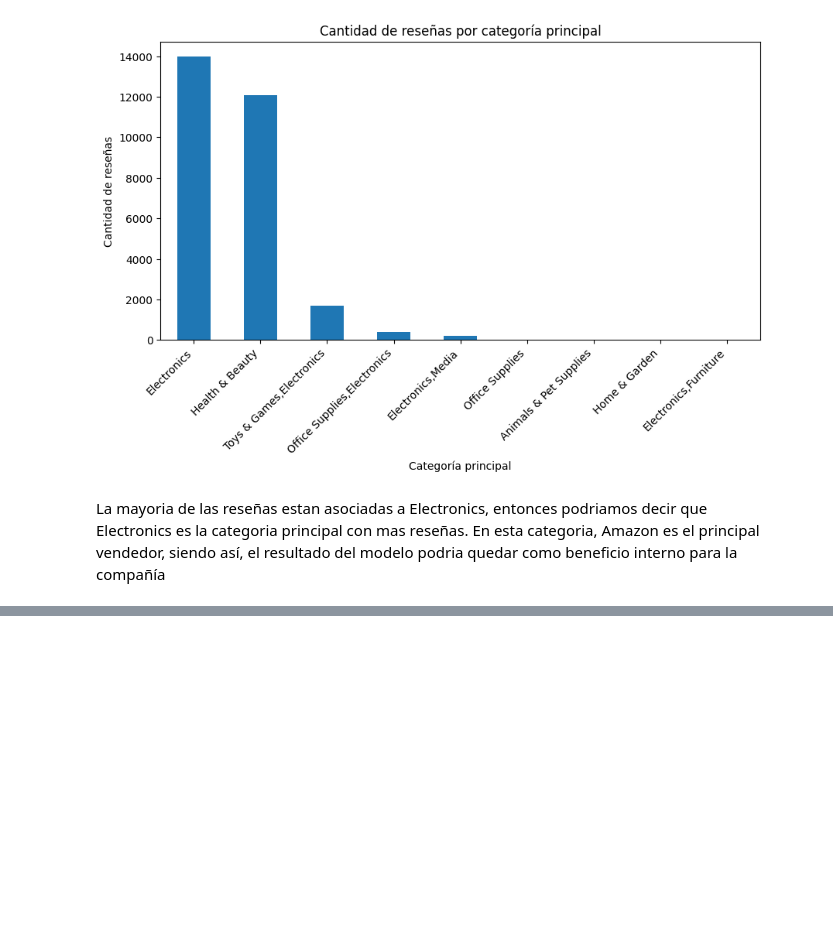
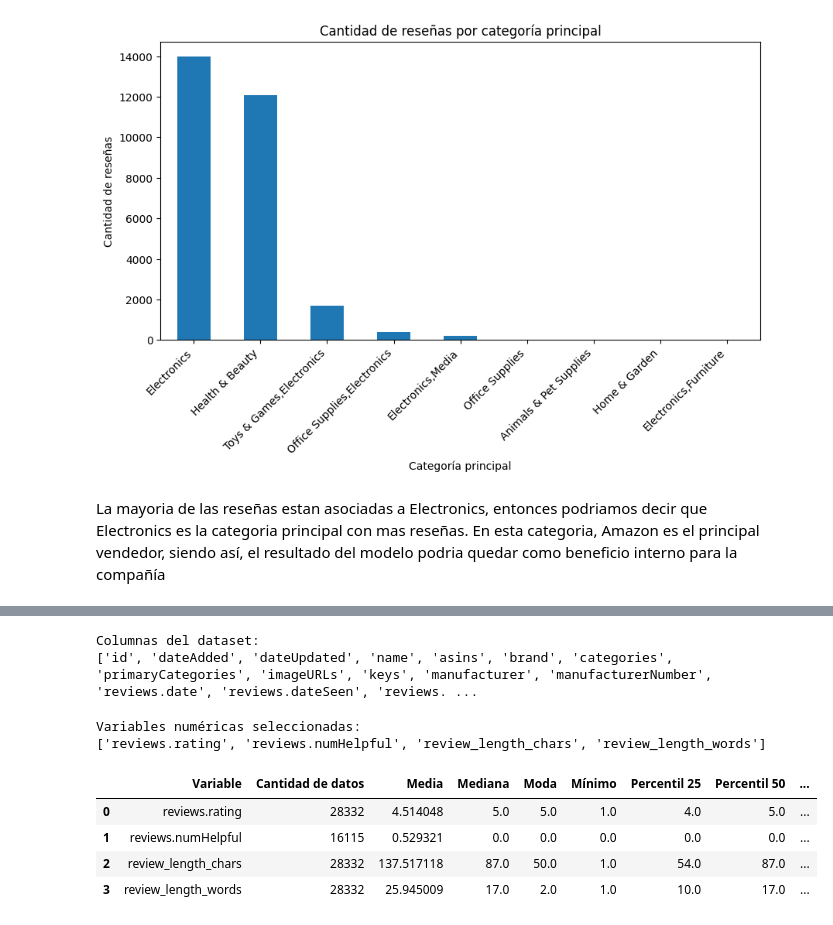
Before and after one commit to R3beAM/Proyecto-Final-Integracion, a Jupyter notebook: Parte_2_Proyecto_Final_Integracion.ipynb, the cells around one changed output, grey strips where cells are left out. Cells and saved outputs as stored; diff of their text form; code cells hidden in the pictures; blank space fills up the shorter version.

```diff
--- a/Parte_2_Proyecto_Final_Integracion.ipynb
+++ b/Parte_2_Proyecto_Final_Integracion.ipynb
@@ -537,0 +542,77 @@ La mayoria de las reseñas estan asociadas a Electronics, entonces podriamos dec
+# %%
+import pandas as pd
+import numpy as np
+import matplotlib.pyplot as plt
+import seaborn as sns
+
+
+# Mostrar columnas disponibles
+print("Columnas del dataset:")
+print(df.columns.tolist())
+# %% [output]
+Columnas del dataset:
+['id', 'dateAdded', 'dateUpdated', 'name', 'asins', 'brand', 'categories', 'primaryCategories', 'imageURLs', 'keys', 'manufacturer', 'manufacturerNumber', 'reviews.date', 'reviews.dateSeen', 'reviews. ...
+# %%
+#Seleccionar variables numéricas relevantes
+
+#Para este dataset, las variables numéricas más importantes son:
+
+#reviews.rating
+#reviews.numHelpful
+
+# Crear variables de longitud del texto
+df["review_length_chars"] = df["reviews.text"].astype(str).apply(len)
+df["review_length_words"] = df["reviews.text"].astype(str).apply(lambda x: len(x.split()))
+
+# Seleccionar variables numéricas para análisis
+variables_numericas = [
+    "reviews.rating",
+    "reviews.numHelpful",
+    "review_length_chars",
+    "review_length_words"
+]
+
+# Validar cuáles existen en el dataframe
+variables_numericas = [col for col in variables_numericas if col in df.columns]
+
+print("Variables numéricas seleccionadas:")
+print(variables_numericas)
+# %% [output]
+Variables numéricas seleccionadas:
+['reviews.rating', 'reviews.numHelpful', 'review_length_chars', 'review_length_words']
+# %%
+#Media, mediana, moda, percentiles, asimetría y curtosis
+
+resumen_estadistico = []
+
+for col in variables_numericas:
+    serie = df[col].dropna()
+
+    resumen_estadistico.append({
+        "Variable": col,
+        "Cantidad de datos": serie.count(),
+        "Media": serie.mean(),
+        "Mediana": serie.median(),
+        "Moda": serie.mode().iloc[0] if not serie.mode().empty else np.nan,
+        "Mínimo": serie.min(),
+        "Percentil 25": serie.quantile(0.25),
+        "Percentil 50": serie.quantile(0.50),
+        "Percentil 75": serie.quantile(0.75),
+        "Percentil 90": serie.quantile(0.90),
+        "Percentil 95": serie.quantile(0.95),
+        "Máximo": serie.max(),
+        "Desviación estándar": serie.std(),
+        "Asimetría": serie.skew(),
+        "Curtosis": serie.kurtosis(),
+        "Valores únicos": serie.nunique()
+    })
+
+resumen_estadistico = pd.DataFrame(resumen_estadistico)
+
+display(resumen_estadistico)
+# %% [output]
+|  | Variable | Cantidad de datos | Media | Mediana | Moda | Mínimo | Percentil 25 | Percentil 50 | ... |
+| 0 | reviews.rating | 28332 | 4.514048 | 5.0 | 5.0 | 1.0 | 4.0 | 5.0 | ... |
+| 1 | reviews.numHelpful | 16115 | 0.529321 | 0.0 | 0.0 | 0.0 | 0.0 | 0.0 | ... |
+| 2 | review_length_chars | 28332 | 137.517118 | 87.0 | 50.0 | 1.0 | 54.0 | 87.0 | ... |
+| 3 | review_length_words | 28332 | 25.945009 | 17.0 | 2.0 | 1.0 | 10.0 | 17.0 | ... |
```
Also changed, not shown: parts of 5 cells of this notebook.
